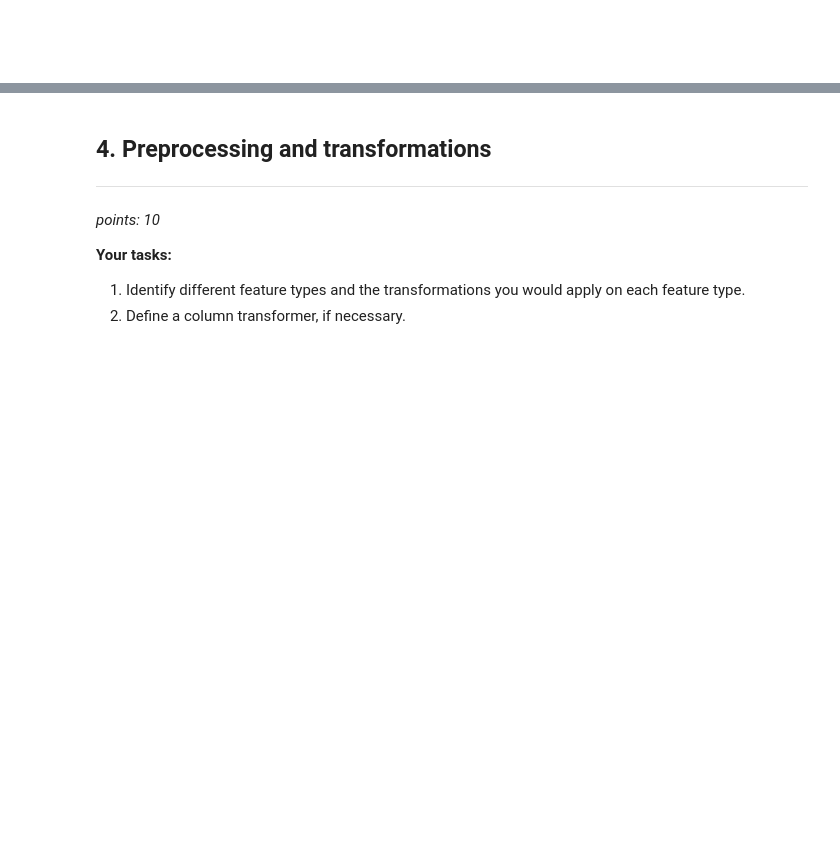
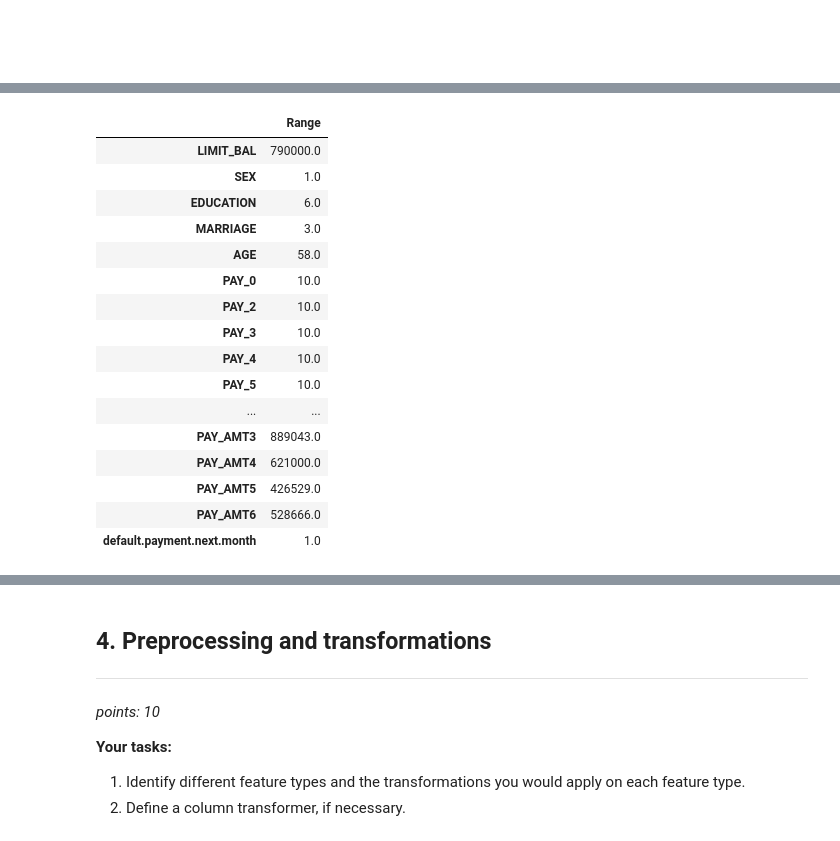
Before and after one commit to rdangyan/cs330, a Jupyter notebook: hw/hw5/hw5.ipynb, the cells around one changed output, grey strips where cells are left out. Cells and saved outputs as stored; diff of their text form; code cells hidden in the pictures; blank space fills up the shorter version.

```diff
--- a/hw/hw5/hw5.ipynb
+++ b/hw/hw5/hw5.ipynb
@@ -201,0 +207,24 @@ Checking the counts of each feature, we see that there is no missing data as all
+# %%
+# Create a dataframe for the ranges of all features
+range_series = train_df.describe().loc['max'] - train_df.describe().loc['min']
+
+range_df = pd.DataFrame(range_series, columns=['Range'])
+display(range_df)
+# %% [output]
+|  | Range |
+| LIMIT_BAL | 790000.0 |
+| SEX | 1.0 |
+| EDUCATION | 6.0 |
+| MARRIAGE | 3.0 |
+| AGE | 58.0 |
+| PAY_0 | 10.0 |
+| PAY_2 | 10.0 |
+| PAY_3 | 10.0 |
+| PAY_4 | 10.0 |
+| PAY_5 | 10.0 |
+| ... | ... |
+| PAY_AMT3 | 889043.0 |
+| PAY_AMT4 | 621000.0 |
+| PAY_AMT5 | 426529.0 |
+| PAY_AMT6 | 528666.0 |
+| default.payment.next.month | 1.0 |
```
Also changed, not shown: parts of 8 cells of this notebook, 1 other file.
